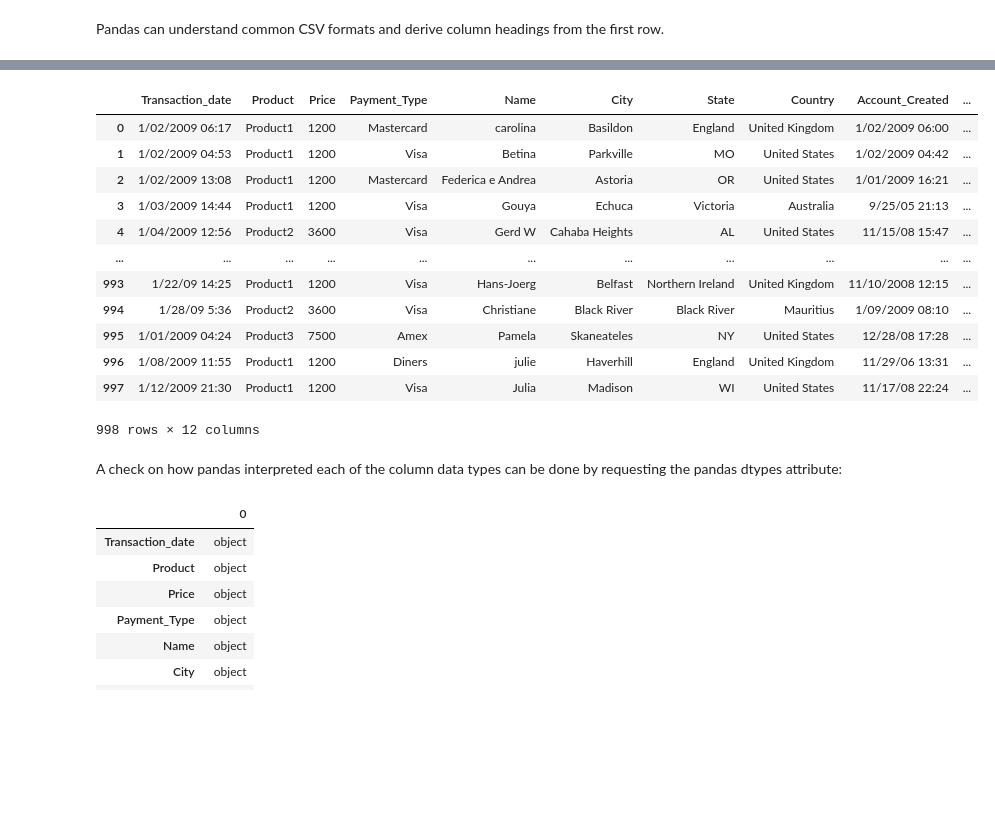
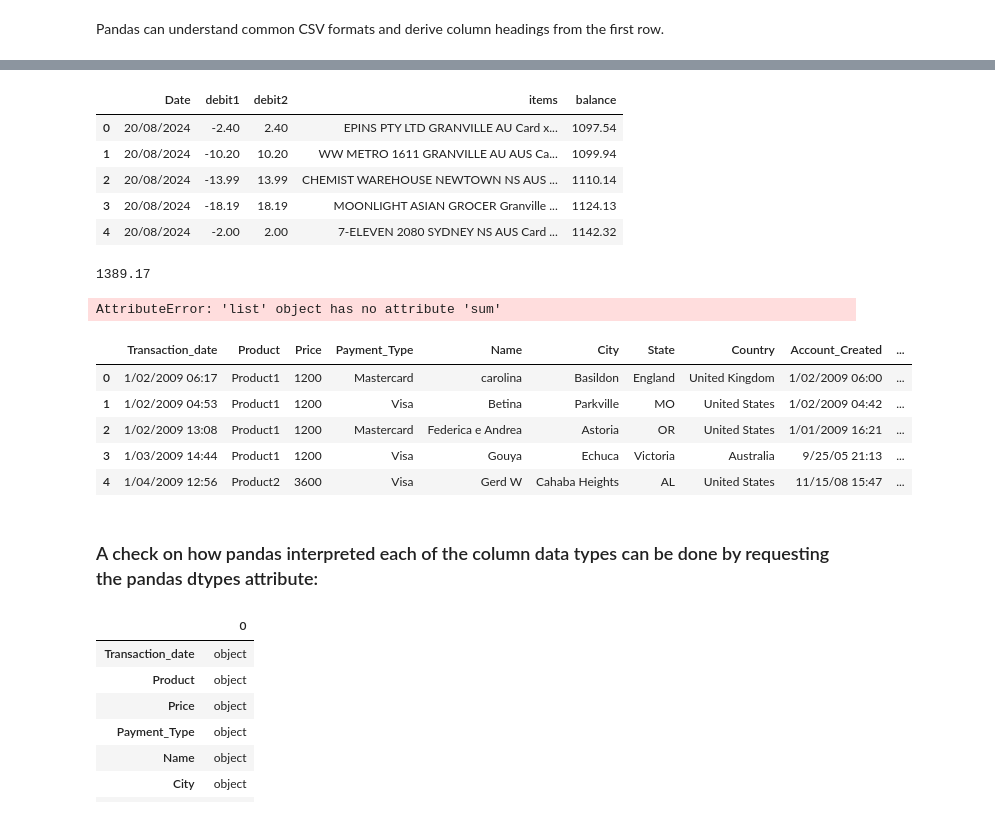
Before and after one commit to ghatanisuresh/Data-Science-Note, a Jupyter notebook: DS.ipynb, the cells around one changed output, grey strips where cells are left out. Cells and saved outputs as stored; diff of their text form; code cells hidden in the pictures; blank space fills up the shorter version.

```diff
--- a/DS.ipynb
+++ b/DS.ipynb
@@ -539,22 +572,33 @@ Pandas can understand common CSV formats and derive column headings from the fir
+# %%
+filtered_expense = expense[expense['debit2'] <= 600 ]
+filtered_expense.head()
+# %% [output]
+|  | Date | debit1 | debit2 | items | balance |
+| 0 | 20/08/2024 | -2.40 | 2.40 | EPINS PTY LTD GRANVILLE AU Card x... | 1097.54 |
+| 1 | 20/08/2024 | -10.20 | 10.20 | WW METRO 1611 GRANVILLE AU AUS Ca... | 1099.94 |
+| 2 | 20/08/2024 | -13.99 | 13.99 | CHEMIST WAREHOUSE NEWTOWN NS AUS ... | 1110.14 |
+| 3 | 20/08/2024 | -18.19 | 18.19 | MOONLIGHT ASIAN GROCER Granville ... | 1124.13 |
+| 4 | 20/08/2024 | -2.00 | 2.00 | 7-ELEVEN 2080 SYDNEY NS AUS Card ... | 1142.32 |
+# %%
+filtered_expense['debit2'].sum()
+# %% [output]
+1389.17
+# %%
+[filtered_expense['items']=='transport'].sum()
+# %% [output]
+AttributeError: 'list' object has no attribute 'sum'
 # %%
 df = pd.read_csv('/content/drive/MyDrive/MQ/First Session/Data Science/files/SalesJan2009.csv')
-df
+df.head()
 # %% [output]
 |  | Transaction_date | Product | Price | Payment_Type | Name | City | State | Country | Account_Created | ... |
 | 0 | 1/02/2009 06:17 | Product1 | 1200 | Mastercard | carolina | Basildon | England | United Kingdom | 1/02/2009 06:00 | ... |
 | 1 | 1/02/2009 04:53 | Product1 | 1200 | Visa | Betina | Parkville | MO | United States | 1/02/2009 04:42 | ... |
 | 2 | 1/02/2009 13:08 | Product1 | 1200 | Mastercard | Federica e Andrea | Astoria | OR | United States | 1/01/2009 16:21 | ... |
 | 3 | 1/03/2009 14:44 | Product1 | 1200 | Visa | Gouya | Echuca | Victoria | Australia | 9/25/05 21:13 | ... |
 | 4 | 1/04/2009 12:56 | Product2 | 3600 | Visa | Gerd W | Cahaba Heights | AL | United States | 11/15/08 15:47 | ... |
-| ... | ... | ... | ... | ... | ... | ... | ... | ... | ... | ... |
-| 993 | 1/22/09 14:25 | Product1 | 1200 | Visa | Hans-Joerg | Belfast | Northern Ireland | United Kingdom | 11/10/2008 12:15 | ... |
-| 994 | 1/28/09 5:36 | Product2 | 3600 | Visa | Christiane | Black River | Black River | Mauritius | 1/09/2009 08:10 | ... |
-| 995 | 1/01/2009 04:24 | Product3 | 7500 | Amex | Pamela | Skaneateles | NY | United States | 12/28/08 17:28 | ... |
-| 996 | 1/08/2009 11:55 | Product1 | 1200 | Diners | julie | Haverhill | England | United Kingdom | 11/29/06 13:31 | ... |
-| 997 | 1/12/2009 21:30 | Product1 | 1200 | Visa | Julia | Madison | WI | United States | 11/17/08 22:24 | ... |
-998 rows × 12 columns
 # %% [markdown]
-A check on how pandas interpreted each of the column data types can be done by requesting the pandas dtypes attribute:
+ ### A check on how pandas interpreted each of the column data types can be done by requesting the pandas dtypes attribute:
 # %%
 df.dtypes
 # %% [output]
```
Also changed, not shown: parts of 127 cells of this notebook.
